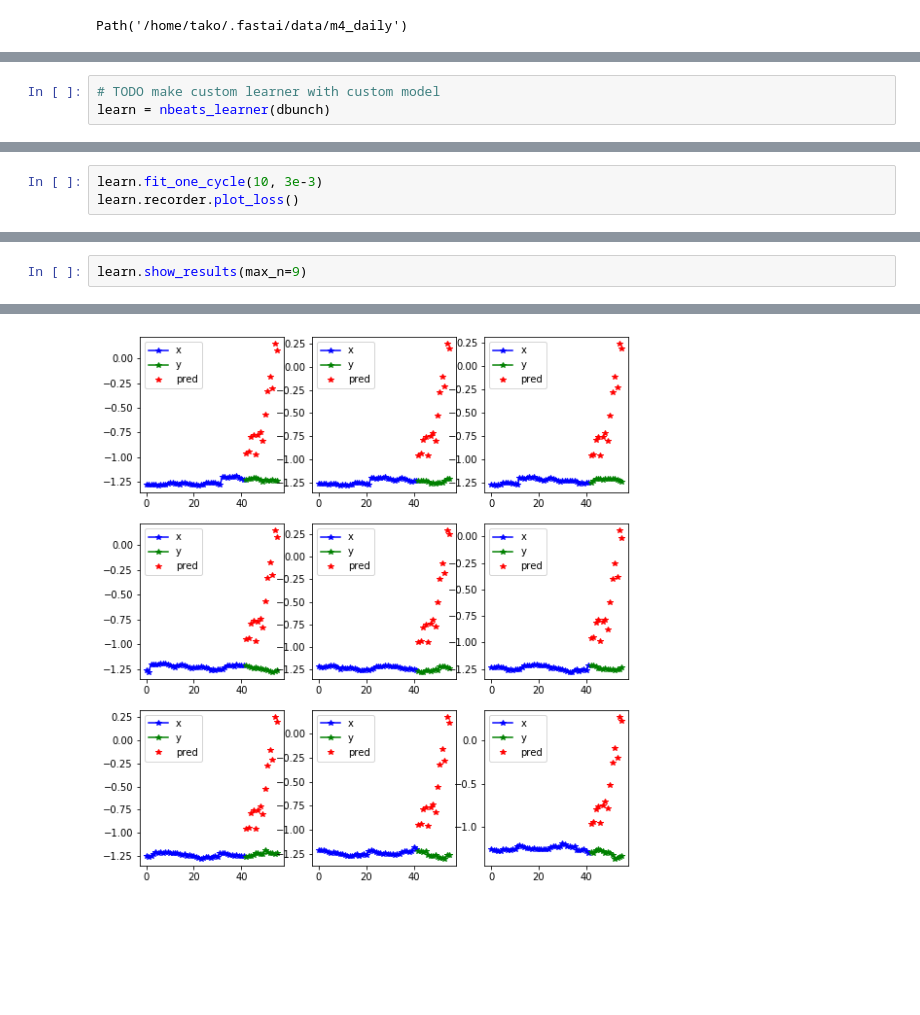
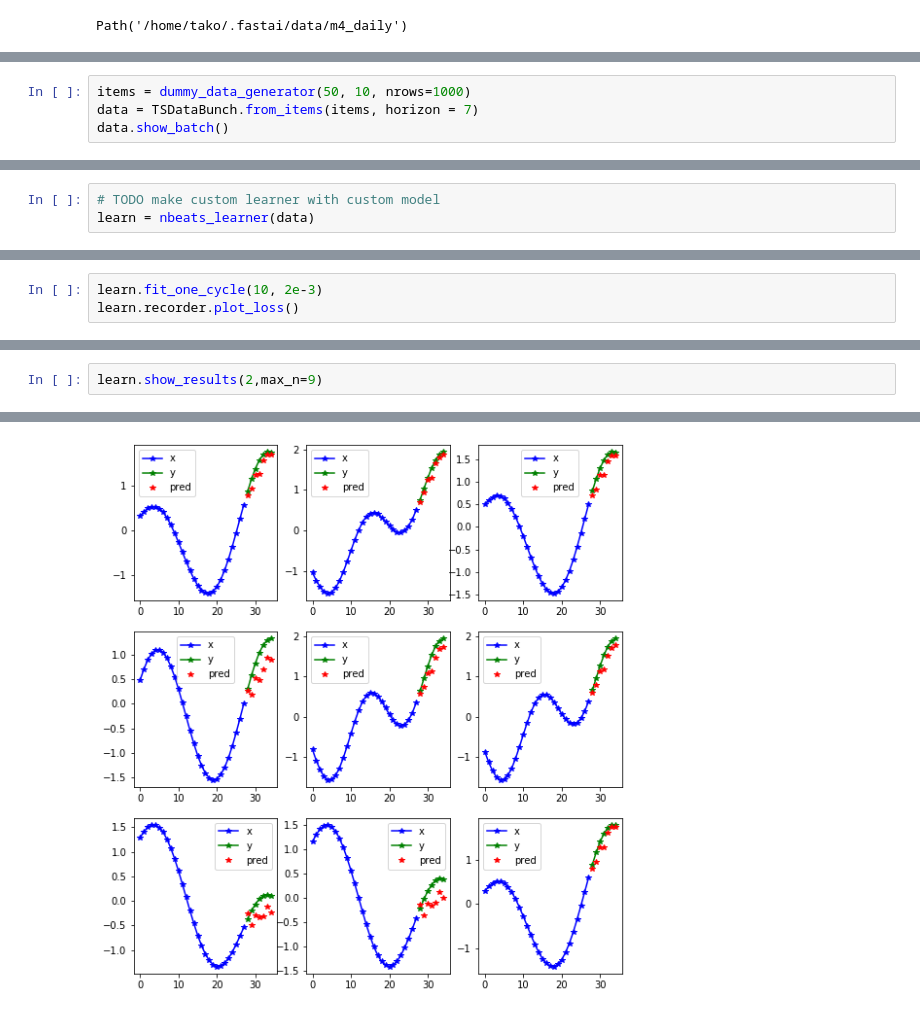
Before and after one commit to takotab/fastseq, a Jupyter notebook: nbs/index.ipynb, the cells around one changed output, grey strips where cells are left out. Saved outputs shown, nothing was run; the diff lists cells and outputs as text; blank space fills up the shorter version.

```diff
--- a/nbs/index.ipynb
+++ b/nbs/index.ipynb
@@ -29,0 +25,4 @@ Train:4852; Valid: 100; Test 100
+# %%
+items = dummy_data_generator(50, 10, nrows=1000)
+data = TSDataBunch.from_items(items, horizon = 7)
+data.show_batch()
@@ -30,6 +32,6 @@ Train:4852; Valid: 100; Test 100
 # %%
 # TODO make custom learner with custom model
-learn = nbeats_learner(dbunch)
+learn = nbeats_learner(data)
 # %%
 from fastai2.callback.all import *
 learn.lr_find()
@@ -39,5 +41,5 @@ learn.lr_find()
 # %%
-learn.fit_one_cycle(10, 3e-3)
+learn.fit_one_cycle(10, 2e-3)
 learn.recorder.plot_loss()
 # %% [output]
 | epoch | train_loss | valid_loss | mae | smape | mse_loss | time |
@@ -55,5 +57,5 @@ learn.recorder.plot_loss()
 # %%
-learn.show_results(max_n=9)
+learn.show_results(2,max_n=9)
 # %% [output]
 [interactive output not drawn]
-[figure, old version]
+[figure, new version]
```
Also changed, not shown: parts of 5 cells of this notebook, 5 other files.
